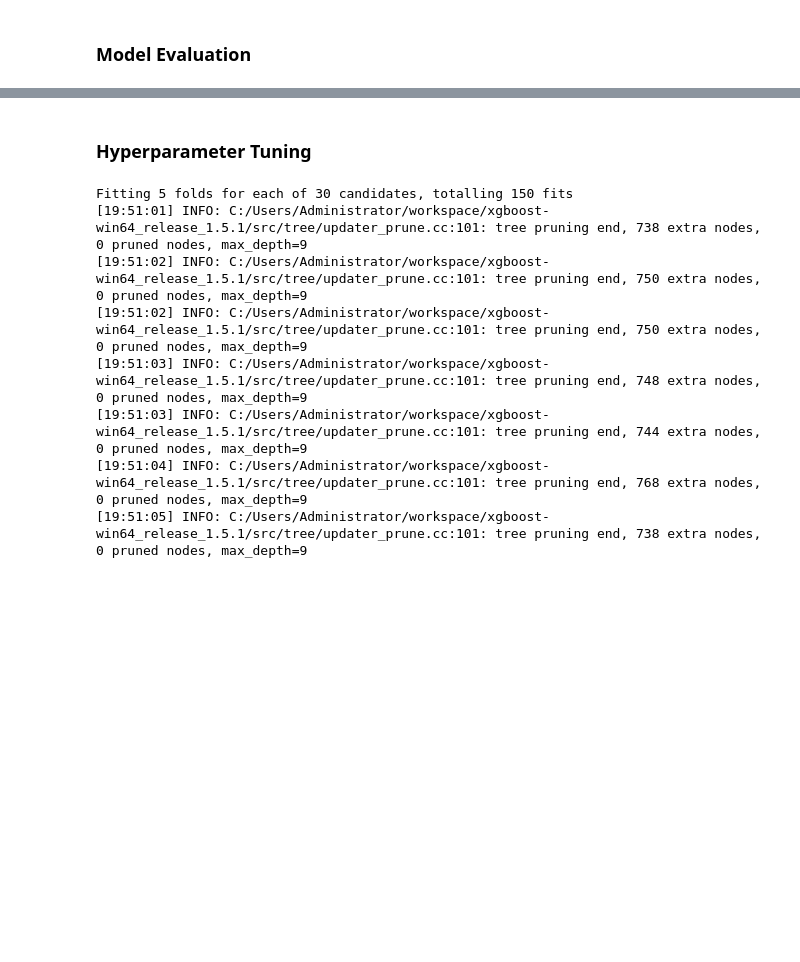
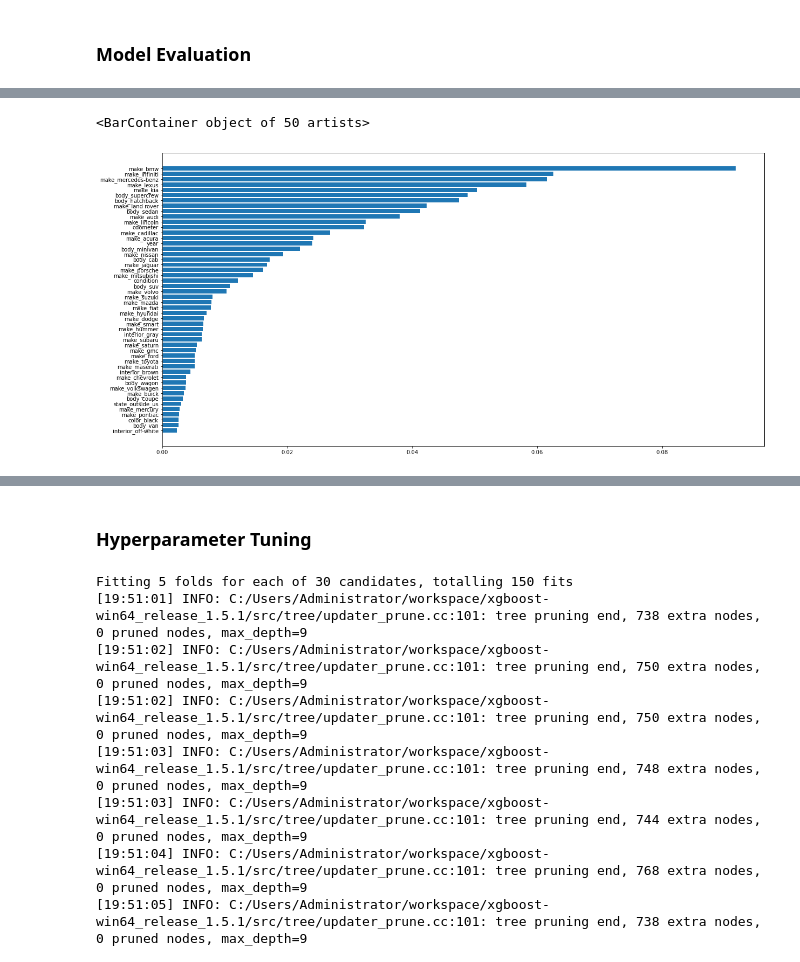
Before and after one commit to Mohamad-reza-syah/Rakamin, a Jupyter notebook: ml_model.ipynb, the cells around one changed output, grey strips where cells are left out. Saved outputs shown, nothing was run; the diff lists cells and outputs as text; code cells hidden in the pictures; blank space fills up the shorter version.

```diff
--- a/ml_model.ipynb
+++ b/ml_model.ipynb
@@ -156,0 +196,11 @@ XGBRegressor(base_score=0.5, booster='gbtree', colsample_bylevel=1,
+# %%
+fi_summary = pd.DataFrame({'feature':x.columns,'importance':xg.feature_importances_}).sort_values('importance',ascending=False)
+top_50_feature = fi_summary.sort_values('importance',ascending=False).head(50)['feature']
+# %%
+top_50 = fi_summary.head(50).sort_values('importance',ascending=True)
+# %%
+plt.figure(figsize=(20,10))
+plt.barh(top_50['feature'],top_50['importance'])
+# %% [output]
+<BarContainer object of 50 artists>
+[figure, added]
```
Also changed, not shown: parts of 26 cells of this notebook.
